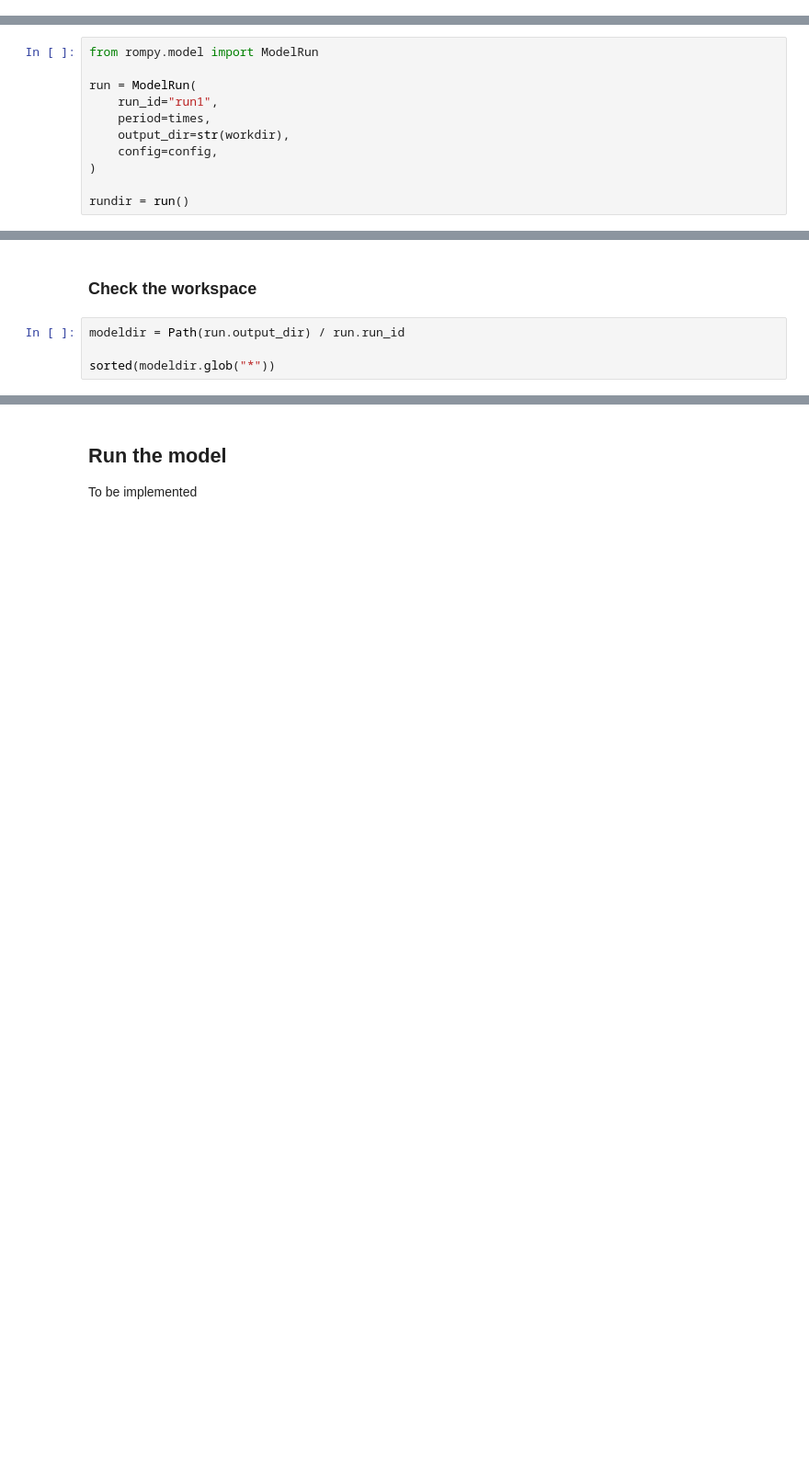
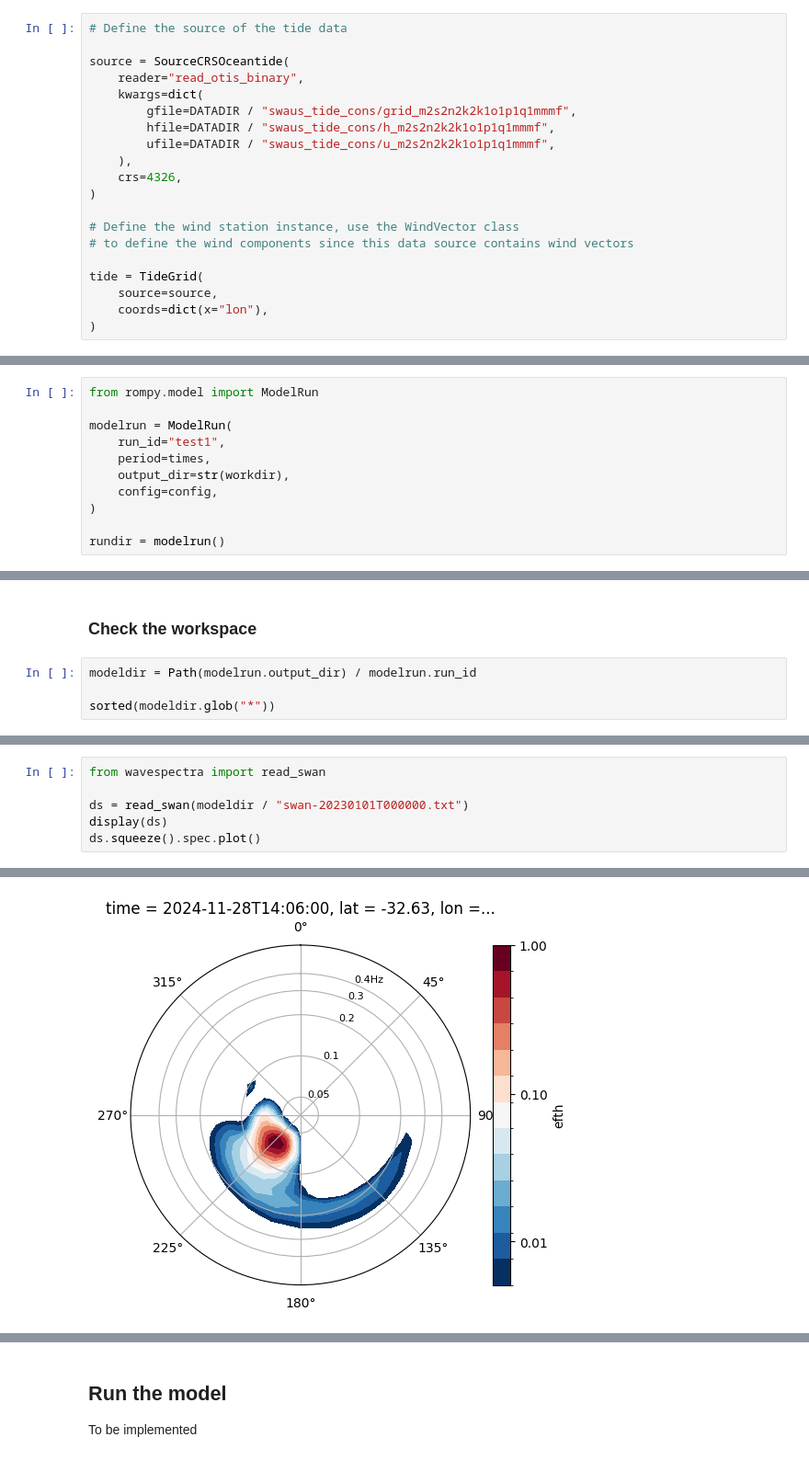
Before and after one commit to rom-py/rompy-notebooks, a Jupyter notebook: notebooks/xbeach/example_procedural.ipynb, the cells around one changed output, grey strips where cells are left out. Shown at 92% size. Drawn from its saved outputs; the diff is of its cells as text; blank space fills up the shorter version.

```diff
--- a/notebooks/xbeach/example_procedural.ipynb
+++ b/notebooks/xbeach/example_procedural.ipynb
@@ -202,3 +325,23 @@ TimeRange(start=datetime.datetime(2024, 10, 15, 0, 0), end=datetime.datetime(202
+# %%
+# Define the source of the tide data
+
+source = SourceCRSOceantide(
+    reader="read_otis_binary",
+    kwargs=dict(
+        gfile=DATADIR / "swaus_tide_cons/grid_m2s2n2k2k1o1p1q1mmmf",
+        hfile=DATADIR / "swaus_tide_cons/h_m2s2n2k2k1o1p1q1mmmf",
+        ufile=DATADIR / "swaus_tide_cons/u_m2s2n2k2k1o1p1q1mmmf",
+    ),
+    crs=4326,
+)
+
+# Define the wind station instance, use the WindVector class
+# to define the wind components since this data source contains wind vectors
+
+tide = TideGrid(
+    source=source,
+    coords=dict(x="lon"),
+)
 # %% [markdown]
 ## XBEACH parameters
 
@@ -293,14 +427,14 @@ Config(model_type='xbeach', template='/source/csiro/rompy-xbeach/src/rompy_xbeac
 # %%
 from rompy.model import ModelRun
 
-run = ModelRun(
-    run_id="run1",
+modelrun = ModelRun(
+    run_id="test1",
     period=times,
     output_dir=str(workdir),
     config=config,
 )
 
-rundir = run()
+rundir = modelrun()
 # %% [output]
 INFO:rompy.model:
 INFO:rompy.model:-----------------------------------------------------
@@ -325,7 +456,7 @@ INFO:rompy.model:-----------------------------------------------------
 # %% [markdown]
 ### Check the workspace
 # %%
-modeldir = Path(run.output_dir) / run.run_id
+modeldir = Path(modelrun.output_dir) / modelrun.run_id
 
 sorted(modeldir.glob("*"))
 # %% [output]
@@ -358,0 +541,7 @@ zs
+# %%
+from wavespectra import read_swan
+
+ds = read_swan(modeldir / "swan-20230101T000000.txt")
+display(ds)
+ds.squeeze().spec.plot()
+# %% [output]
@@ -358,0 +559 @@ zs
+[figure, added]
```
Also changed, not shown: parts of 32 cells of this notebook.
